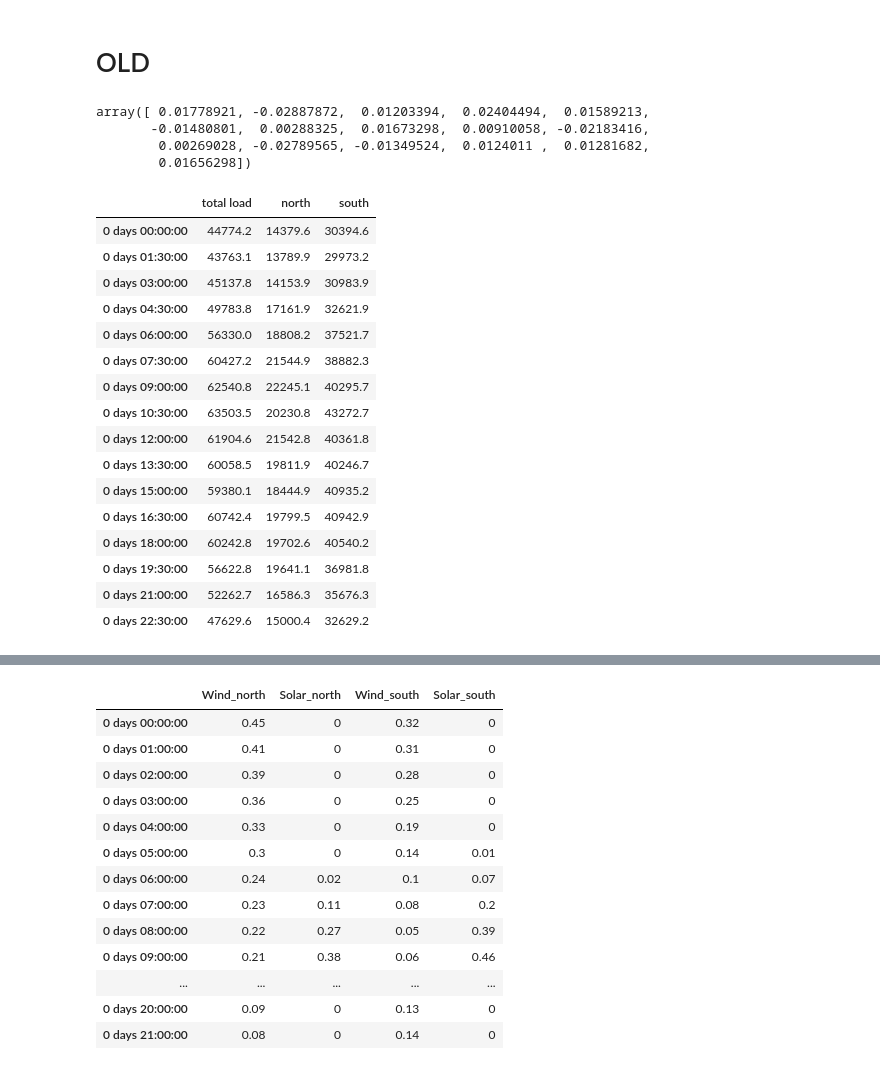
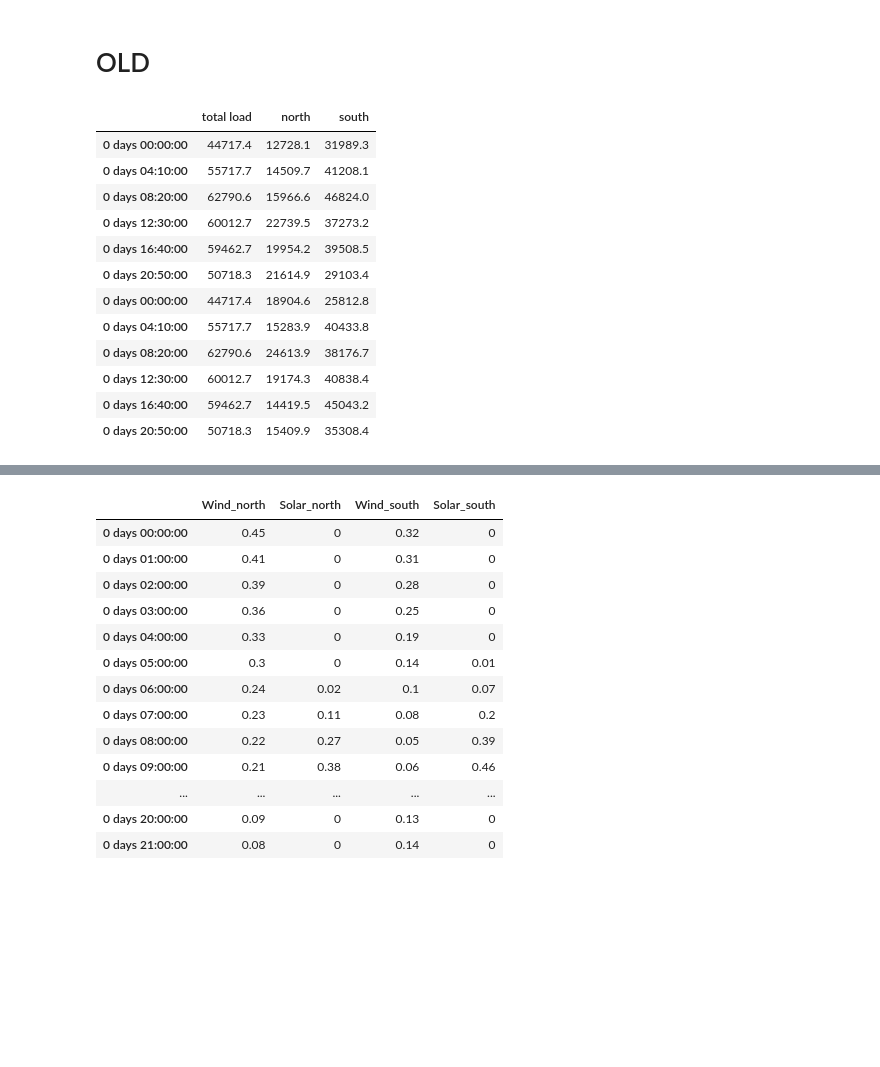
Before and after one commit to anselm-eicke/Locational-investment-signals, a Jupyter notebook: Input data/Input_data.ipynb, the cells around one changed output, grey strips where cells are left out. Cells and saved outputs as stored; diff of their text form; code cells hidden in the pictures; blank space fills up the shorter version.

```diff
--- a/Input data/Input_data.ipynb
+++ b/Input data/Input_data.ipynb
@@ -58,45 +56,38 @@ freq = '90Min';
-# %%
-np.random.uniform(-0.03, 0.03, len(new_frequency))
-# %% [output]
-array([ 0.01778921, -0.02887872,  0.01203394,  0.02404494,  0.01589213,
-       -0.01480801,  0.00288325,  0.01673298,  0.00910058, -0.02183416,
-        0.00269028, -0.02789565, -0.01349524,  0.0124011 ,  0.01281682,
-        0.01656298])
 # %%
+freq = '250Min';
+
 # Load data
 load = pd.read_pickle('2015-2020_load_generation.pkl')
 df = load['DE']
 df = df.loc[df.index.year == 2020]
 load_curve = df.groupby(df.index.hour).mean()
 
-
 load_curve.index = pd.to_timedelta(load_curve.index, 'hours')
 series = load_curve.resample(freq).mean()
 
 new_frequency = pd.DataFrame(data = series.values, index = series.index, columns = ['total load'])
-np.random.seed([3,14])
-new_frequency['north'] = new_frequency['total load'] *(1/3 + np.random.uniform(-0.025, 0.025, len(new_frequency)))
-new_frequency['south'] = new_frequency['total load'] - new_frequency['north']
-new_frequency = new_frequency.round(1)
-new_frequency
-# %% [output]
-|  | total load | north | south |
-| 0 days 00:00:00 | 44774.2 | 14379.6 | 30394.6 |
-| 0 days 01:30:00 | 43763.1 | 13789.9 | 29973.2 |
-| 0 days 03:00:00 | 45137.8 | 14153.9 | 30983.9 |
-| 0 days 04:30:00 | 49783.8 | 17161.9 | 32621.9 |
-| 0 days 06:00:00 | 56330.0 | 18808.2 | 37521.7 |
-| 0 days 07:30:00 | 60427.2 | 21544.9 | 38882.3 |
-| 0 days 09:00:00 | 62540.8 | 22245.1 | 40295.7 |
-| 0 days 10:30:00 | 63503.5 | 20230.8 | 43272.7 |
-| 0 days 12:00:00 | 61904.6 | 21542.8 | 40361.8 |
-| 0 days 13:30:00 | 60058.5 | 19811.9 | 40246.7 |
-| 0 days 15:00:00 | 59380.1 | 18444.9 | 40935.2 |
-| 0 days 16:30:00 | 60742.4 | 19799.5 | 40942.9 |
-| 0 days 18:00:00 | 60242.8 | 19702.6 | 40540.2 |
-| 0 days 19:30:00 | 56622.8 | 19641.1 | 36981.8 |
-| 0 days 21:00:00 | 52262.7 | 16586.3 | 35676.3 |
-| 0 days 22:30:00 | 47629.6 | 15000.4 | 32629.2 |
+# %%
+new_frequency = new_frequency.append(new_frequency)
+
+np.random.seed([3,14])
+new_frequency['north'] = new_frequency['total load'] *(1/3 + np.random.uniform(-0.1, 0.1, len(new_frequency)))
+new_frequency['south'] = new_frequency['total load'] - new_frequency['north']
+new_frequency = new_frequency.round(1)
+new_frequency
+# %% [output]
+|  | total load | north | south |
+| 0 days 00:00:00 | 44717.4 | 12728.1 | 31989.3 |
+| 0 days 04:10:00 | 55717.7 | 14509.7 | 41208.1 |
+| 0 days 08:20:00 | 62790.6 | 15966.6 | 46824.0 |
+| 0 days 12:30:00 | 60012.7 | 22739.5 | 37273.2 |
+| 0 days 16:40:00 | 59462.7 | 19954.2 | 39508.5 |
+| 0 days 20:50:00 | 50718.3 | 21614.9 | 29103.4 |
+| 0 days 00:00:00 | 44717.4 | 18904.6 | 25812.8 |
+| 0 days 04:10:00 | 55717.7 | 15283.9 | 40433.8 |
+| 0 days 08:20:00 | 62790.6 | 24613.9 | 38176.7 |
+| 0 days 12:30:00 | 60012.7 | 19174.3 | 40838.4 |
+| 0 days 16:40:00 | 59462.7 | 14419.5 | 45043.2 |
+| 0 days 20:50:00 | 50718.3 | 15409.9 | 35308.4 |
 # %%
 new_frequency['north'] / new_frequency['south']
 # %% [output]
```
Also changed, not shown: parts of 4 cells of this notebook, 7 other files.
